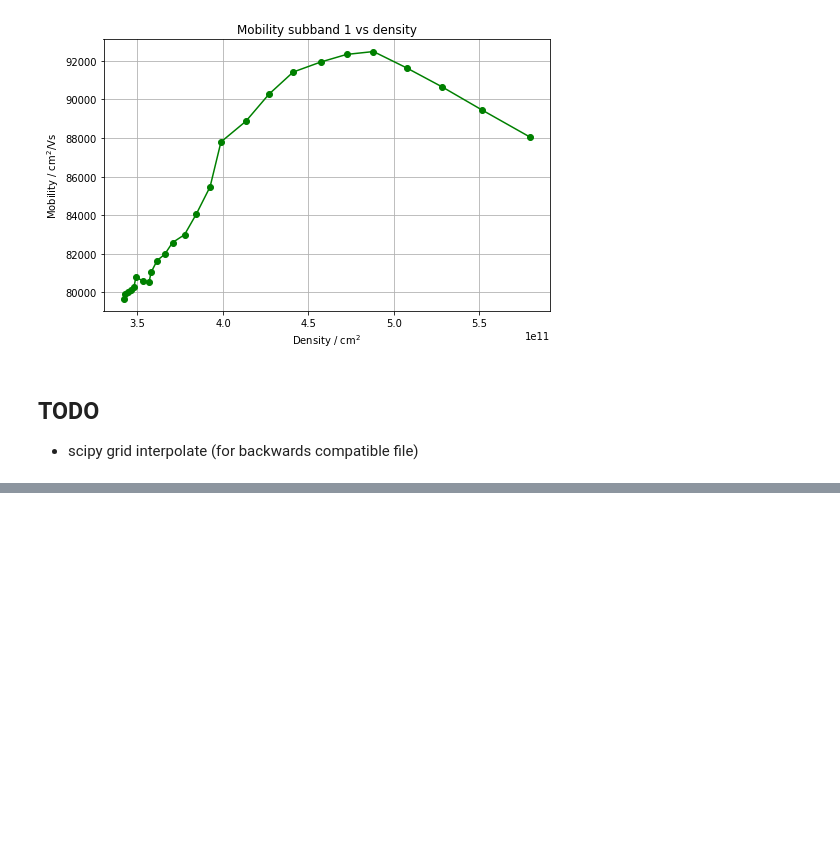
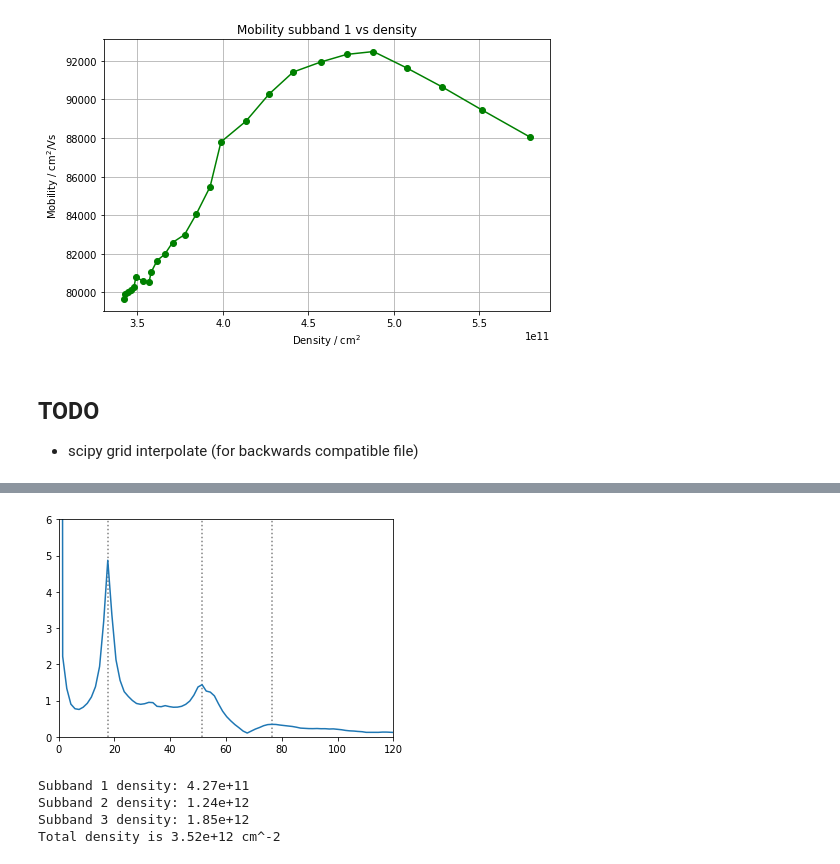
Before and after one commit to danielbouman/2deg, a Jupyter notebook: JSL49_01_hallbar_analysis.ipynb, the cells around one changed output, grey strips where cells are left out. Saved outputs shown, nothing was run; the diff lists cells and outputs as text; code cells hidden in the pictures; blank space fills up the shorter version.

```diff
--- a/JSL49_01_hallbar_analysis.ipynb
+++ b/JSL49_01_hallbar_analysis.ipynb
@@ -569,0 +613,28 @@ plt.plot(down_tdf['Measured Field / T'],down_tdf['AC Voltage xx / V'])
+# %%
+# Find peaks in Fourier spectrum
+bounds = ([10,20],[40,60],[70,90])
+peaks = {}
+for bnd,i in zip(bounds,range(len(bounds))):
+    idx = [np.abs(xf - a0).argmin() for a0 in bnd]
+    peaks['Subband '+str(i+1)] = xf[idx[0]+np.argmax(pyf[idx[0]:idx[1]])]
+
+# Plot peaks
+fig_peaks, ax_peaks = plt.subplots()
+for key,peak in peaks.items():
+    ax_peaks.axvline(x=peak,color='gray',ls=':')
+ax_peaks.plot(xf, pyf*1e6,'-')
+ax_peaks.set_xlim(0,120)
+ax_peaks.set_ylim(0,6)
+plt.show()
+
+# Calculate densities from found peaks
+for subband,period in peaks.items():
+    n = period/Phi_0
+    print(subband+' density: {0:.2e}'.format(n*1e-4))
+print("Total density is {0:.2e} cm^-2".format(sum(peaks.values())/Phi_0*1e-4))
+# %% [output]
+[figure, added]
+Subband 1 density: 4.27e+11
+Subband 2 density: 1.24e+12
+Subband 3 density: 1.85e+12
+Total density is 3.52e+12 cm^-2
```
Also changed, not shown: parts of 12 cells of this notebook, 1 other file.
